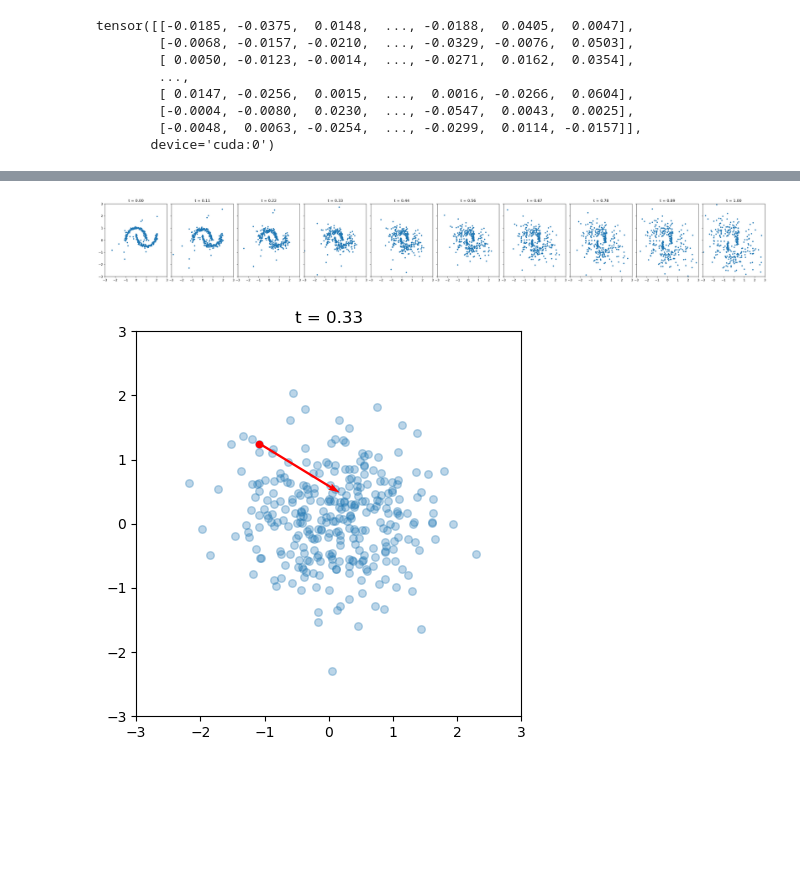
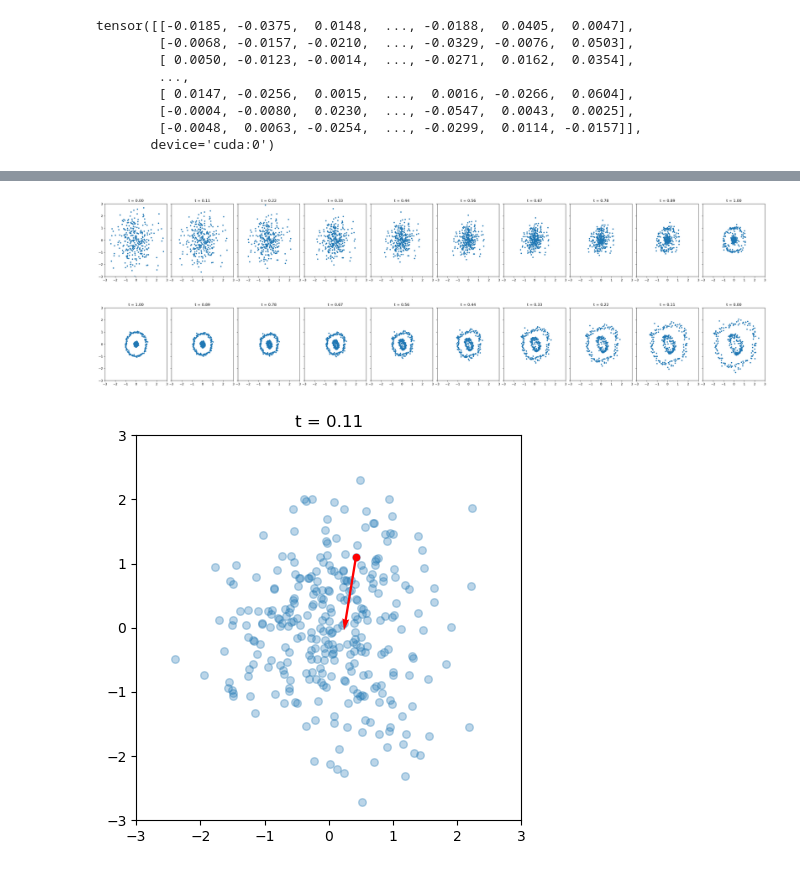
Before and after one commit to AmineYK/Textual-Anomaly-Detection-Framework, a Jupyter notebook: Anomaly Detection Framework/fm_dissect.ipynb, the cells around one changed output, grey strips where cells are left out. Cells and saved outputs as stored; diff of their text form; code cells hidden in the pictures; blank space fills up the shorter version.

```diff
--- a/Anomaly Detection Framework/fm_dissect.ipynb
+++ b/Anomaly Detection Framework/fm_dissect.ipynb
@@ -247,2 +251,2 @@ FM --> AUC: 0.9013 | FPR@95: 0.2121 | AP: 0.4873
 # %%
-x_inter_target_to_source = fm_trainer.backward_flow(X_test)
+y_test[(scores == scores.max()).cpu()]
@@ -335,11 +341,42 @@ x_inter_target_to_source = fm_trainer.backward_flow(x_1)
 # %%
-x_0 = torch.randn(300, 2).to(device)
+# x_0 = torch.randn(300, 2).to(device)
+# x_0 = Tensor(np.concatenate([make_moons(300, noise=0.05)[0] , torch.randn(30, 2)])).to(device)
+# x_0 = Tensor(np.concatenate([make_circles(n_samples=300, noise=0.05, factor=0.95)[0] , torch.randn(30, 2)])).to(device)
+x_0 = flow_model_trained.sampling_source(300)
+# x_0 = Tensor([0]).to(device)
 x_inter_source_to_target = fm_trainer.forward_flow(x_0)
+
+n_steps = x_inter_source_to_target.shape[0]
+
+fig, axes = plt.subplots(1, n_steps, figsize=(30, 4), sharex=True, sharey=True)
+time_steps = torch.linspace(0, 1.0, n_steps)
+
+for i in range(n_steps):
+    axes[i].scatter(
+        x_inter_source_to_target[i, :, 0].cpu(),
+        x_inter_source_to_target[i, :, 1].cpu(),
+        s=10
+    )
+    axes[i].set_title(f't = {time_steps[i]:.2f}')
+    axes[i].set_xlim(-3.0, 3.0)
+    axes[i].set_ylim(-3.0, 3.0)
+
+plt.tight_layout()
+plt.show()
+# %% [output]
+[figure, added]
+# %%
+# x_1 = Tensor(make_moons(300, noise=0.05)[0]).to(device)
+x_1 = Tensor(make_circles(n_samples=300, noise=0.05, factor=0.15)[0]).to(device)
+# x_1 = Tensor(np.array([0, 0]).repeat(300).reshape(-1,2)).to(device)
+# x_1 = Tensor(torch.randn(300, 2)).to(device)
+# x_1 = Tensor(np.concatenate([make_moons(300, noise=0.05)[0] , torch.randn(30, 2)])).to(device)
+x_inter_target_to_source = fm_trainer.backward_flow(x_1)
 # %%
 n_steps = x_inter_target_to_source.shape[0]
 
 fig, axes = plt.subplots(1, n_steps, figsize=(30, 4), sharex=True, sharey=True)
-time_steps = torch.linspace(0, 1.0, n_steps)
+time_steps = torch.linspace(1., 0.0, n_steps)
 
 for i in range(n_steps):
     axes[i].scatter(
@@ -354,4 +391,4 @@ for i in range(n_steps):
 plt.tight_layout()
 plt.show()
 # %% [output]
-[figure, old version]
+[figure, new version]
@@ -371,8 +405,11 @@ def get_point_velocity(model, traj_point, device):
         velocities.append(v.cpu().squeeze(0))
 
     return torch.stack(velocities)
+# %%
+point_idx = 18
+traj_point = x_inter_source_to_target[:, point_idx, :]
 # %%
-t_idx = 3
+t_idx = 1
 vel_point = get_point_velocity(flow_model_trained, traj_point, device)
 
 fig, ax = plt.subplots(figsize=(5, 5))
@@ -380,34 +417,34 @@ fig, ax = plt.subplots(figsize=(5, 5))
 ax.scatter(
     x_inter_source_to_target[t_idx, :, 0].cpu(),
     x_inter_source_to_target[t_idx, :, 1].cpu(),
     s=30,
     alpha=0.3
 )
 
 x, y = traj_point[t_idx].cpu()
 vx, vy = vel_point[t_idx].cpu()
 
 ax.scatter(x, y, c="red", s=20, zorder=3)
 
 ax.quiver(
     x, y,
     vx, vy,
     angles="xy",
     scale_units="xy",
     scale=1.0,
     color="red",
     width=0.006,
     zorder=4
 )
 
 ax.set_title(f"t = {t_idx / 9:.2f}")
 ax.set_xlim(-3, 3)
 ax.set_ylim(-3, 3)
 ax.set_aspect("equal")
 
 plt.show()
 # %% [output]
-[figure, old version]
+[figure, new version]
 # %%
 plt.figure(figsize=(5, 5))
 
```
Also changed, not shown: parts of 13 cells of this notebook.
